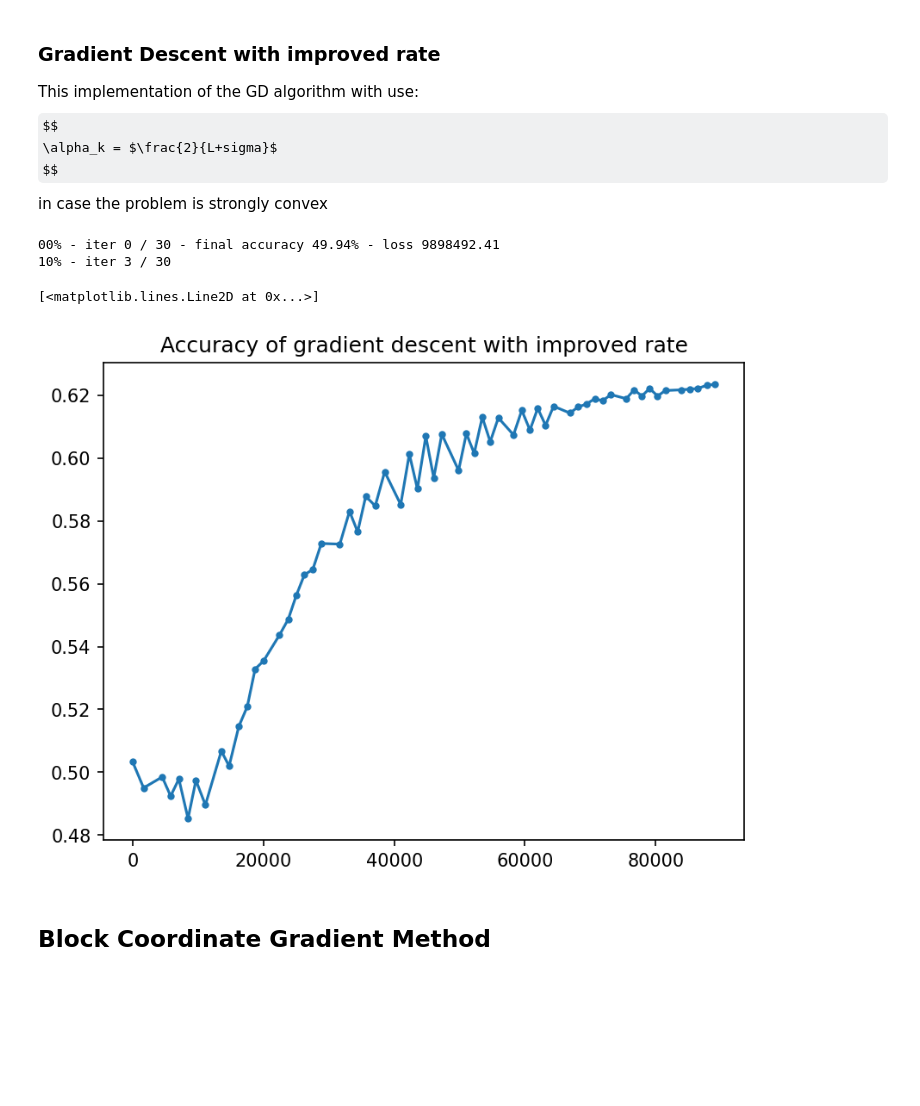
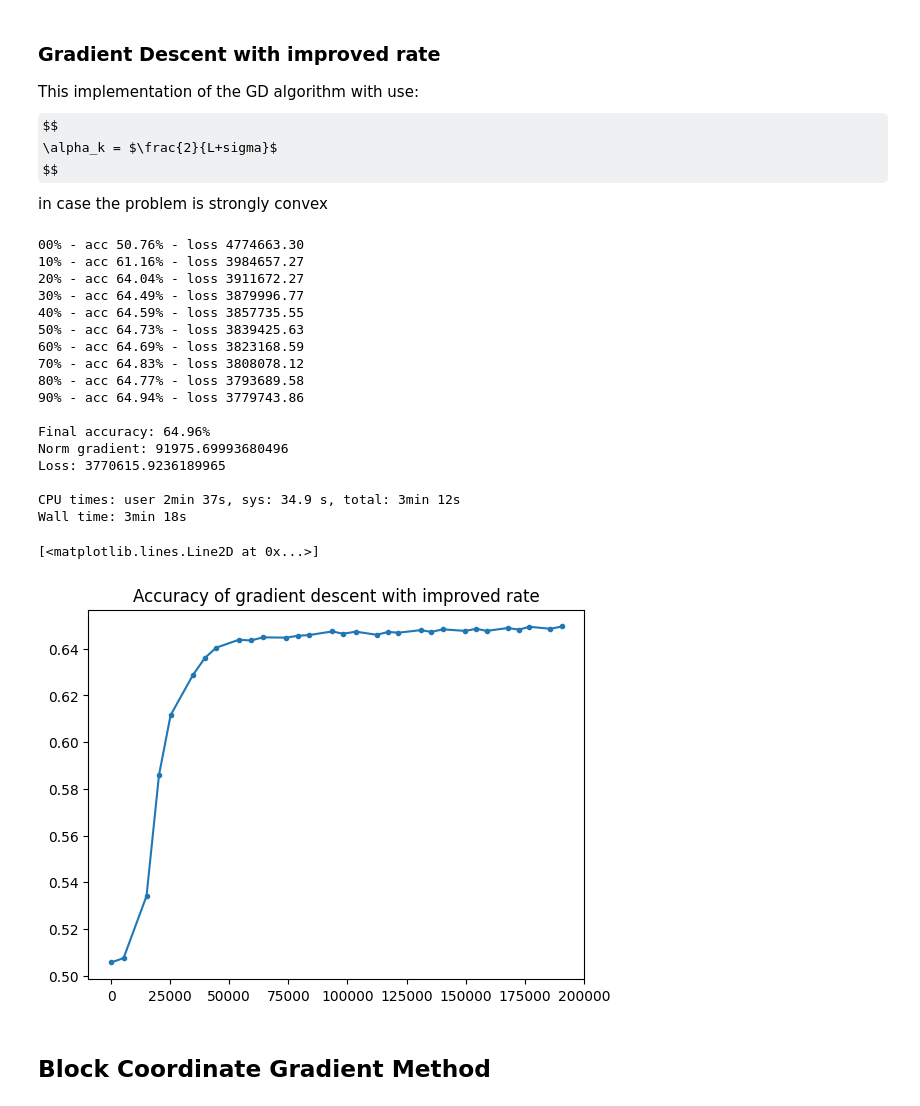
Before and after one commit to RobEngin/Optimization-Gradient-Descent, a Jupyter notebook: Homework1.ipynb, the cells around one changed output. Saved outputs shown, nothing was run; the diff lists cells and outputs as text; code cells hidden in the pictures; some formulas as TeX source; blank space fills up the shorter version.

```diff
--- a/Homework1.ipynb
+++ b/Homework1.ipynb
@@ -1,6 +1,6 @@
 # %%
-FROM_DATASET = False
-N_SAMPLES = 5000
+FROM_DATASET = True
+N_SAMPLES = 10000
 PARTITION = int(N_SAMPLES*0.1)
 ITERS = 30
 EPSILON = 1e-5
@@ -57,6 +57,7 @@ else:
 
     elif DATABASE == "Surgical-deepnet":
         data = np.genfromtxt('Surgical-deepnet.csv', delimiter=',', skip_header=1)
+        np.random.shuffle(data)
         X = data[:, : -1]
         y = data[:, -1]
         y = np.where(y == 0, -1, y)
@@ -64,4 +65,6 @@ else:
         print("Shape 1: " +  str(X.shape))
         X = PCA(n_components=5).fit_transform(X)
         print("Shape 2: " +  str(X.shape))
+        X = X[:10000]
+        y = y[:10000]
 # %% [output]
@@ -242,11 +251,11 @@ Following are some constant that are going to be used in the gradient, since it
 # %%
-print("Calculating coefficients of the gradient")
+print("Computing constants of the gradient")
 
 label_unlabel_tot = np.sum(labeled_unlabeled_weights, axis=0).reshape((-1,1))
 unlabel_unlabel_tot = np.sum(unlabeled_unlabeled_weights, axis=0).reshape((-1,1))
 
-grad_first_coeff_vec = (2 * label_unlabel_tot) + unlabel_unlabel_tot
-grad_second_coeff_vec = 2 * np.multiply(
+first_constant = (2 * label_unlabel_tot) + unlabel_unlabel_tot
+second_constant = 2 * np.multiply(
     labeled_y.reshape((-1,1)),
     labeled_unlabeled_weights
 ).sum(0).reshape((-1,1))
@@ -258,11 +267,11 @@ Done
 # %%
 def gradient(unlabeled):
     unlabeled = unlabeled.reshape((-1,1))
-    third_coeff = np.multiply(
+    third_constant = np.multiply(
         unlabeled,
         unlabeled_unlabeled_weights
     ).sum(0).reshape((-1,1))
-    return (grad_first_coeff_vec * unlabeled - grad_second_coeff_vec - third_coeff).reshape((-1,))
+    return (first_constant * unlabeled - second_constant - third_constant).reshape((-1,))
 # %% [markdown]
 ### Gradient Descent
 
@@ -334,7 +353,7 @@ init_time = time.time() * 1000
 
 for i in range(ITERS):
     if i % (ITERS * 0.1) == 0 :
-        print(f"{int(i/ITERS*100):02}% - iter {i} / {ITERS}", end="")
+        print(f"{int(i/ITERS*100):02}%", end="")
     start = time.process_time()
     grad = gradient(y_unlabeled_gd_improved)
 
@@ -342,27 +361,44 @@ for i in range(ITERS):
         break
 
     y_unlabeled_gd_improved = y_unlabeled_gd_improved - (2 if is_sc else 1)/(L + (sigma if is_sc else 0)) * grad
+
     accuracies_gd_improved.append(accuracy(y_unlabeled_gd_improved))
     losses_gd_improved.append(loss(labeled_y, y_unlabeled_gd_improved))
     ticks_gd_improved.append(time.time() * 1000 - init_time)
 
-    if i % (ITERS * 0.1) == 0 :
-        print(f" - final accuracy {(accuracies_gd_improved[-1])*100:05.2f}% - loss {loss(labeled_y, y_unlabeled_gd_improved):05.2f}")
+    if i % (ITERS * 0.1) == 0:
+        print(f" - acc {(accuracies_gd_improved[-1])*100:05.2f}% - loss {loss(labeled_y, y_unlabeled_gd_improved):05.2f}")
+
 print(f"""
 Final accuracy: {round(accuracies_gd_improved[-1]* 100, 2)}%
 Norm gradient: {np.linalg.norm(gradient(y_unlabeled_gd_improved))}
 Loss: {loss(labeled_y, y_unlabeled_gd_improved)}
 """)
 # %% [output]
-00% - iter 0 / 30 - final accuracy 49.94% - loss 9898492.41
-10% - iter 3 / 30
+00% - acc 50.76% - loss 4774663.30
+10% - acc 61.16% - loss 3984657.27
+20% - acc 64.04% - loss 3911672.27
+30% - acc 64.49% - loss 3879996.77
+40% - acc 64.59% - loss 3857735.55
+50% - acc 64.73% - loss 3839425.63
+60% - acc 64.69% - loss 3823168.59
+70% - acc 64.83% - loss 3808078.12
+80% - acc 64.77% - loss 3793689.58
+90% - acc 64.94% - loss 3779743.86
+
+Final accuracy: 64.96%
+Norm gradient: 91975.69993680496
+Loss: 3770615.9236189965
+
+CPU times: user 2min 37s, sys: 34.9 s, total: 3min 12s
+Wall time: 3min 18s
 # %%
-plt.figure(dpi=150)
+plt.figure(dpi=100)
 plt.title("Accuracy of gradient descent with improved rate")
 plt.plot(ticks_gd_improved, accuracies_gd_improved, marker='.')
 # %% [output]
 [<matplotlib.lines.Line2D at 0x...>]
-[figure, old version]
+[figure, new version]
 # %% [markdown]
 ## Block Coordinate Gradient Method
 # %% [markdown]
```
Also changed, not shown: parts of 23 cells of this notebook, 12 other files.
